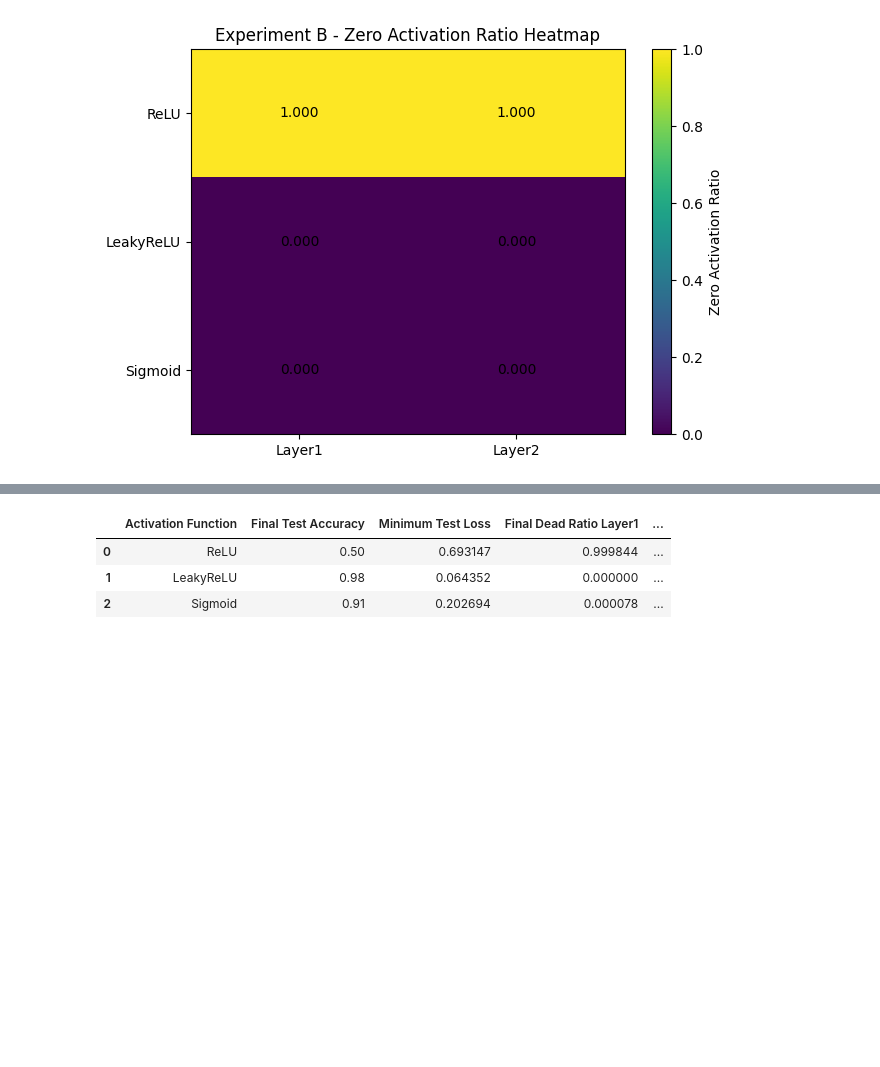
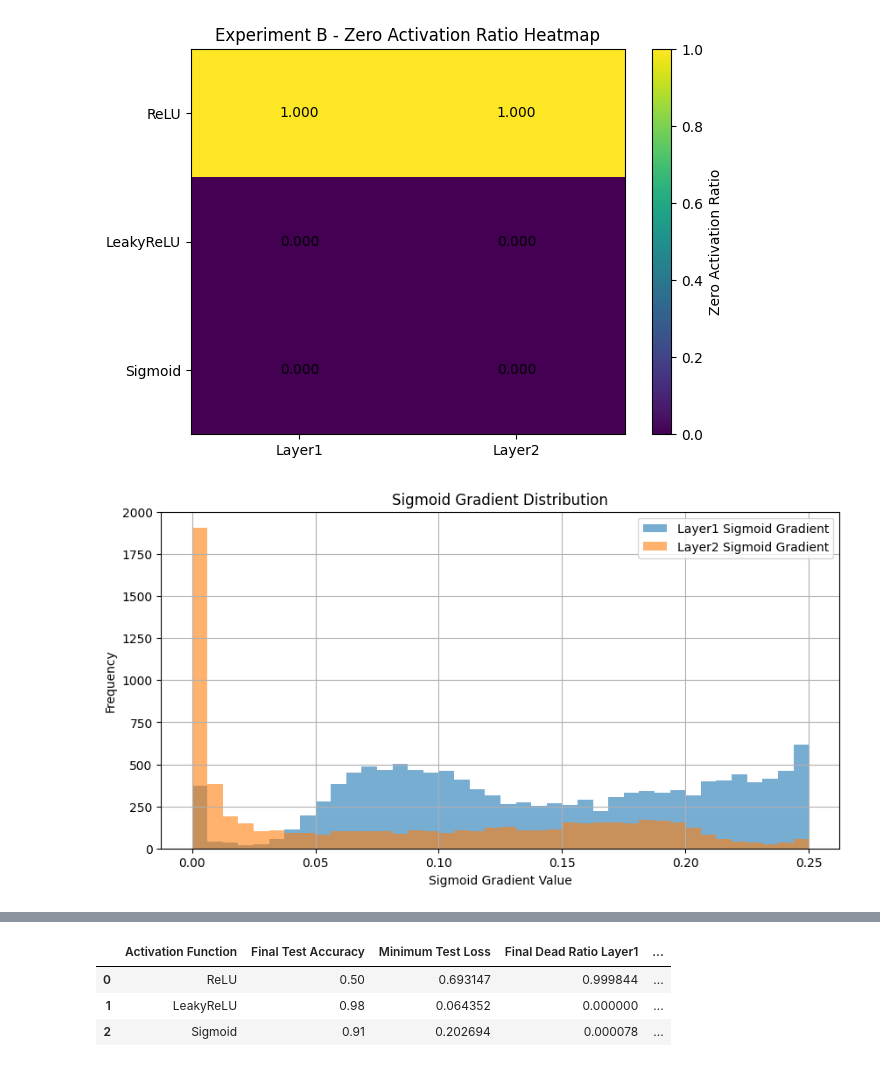
Before and after one commit to lhj0954/2026-1_CV, a Jupyter notebook: HW3_과제.ipynb, the cells around one changed output, grey strips where cells are left out. Drawn from its saved outputs; the diff is of its cells as text; code cells hidden in the pictures; blank space fills up the shorter version.

```diff
--- a/HW3_과제.ipynb
+++ b/HW3_과제.ipynb
@@ -946,3 +1104,46 @@ for i in range(dead_heatmap.shape[0]):
 plt.show()
 # %% [output]
 [figure]
+# %%
+# Sigmoid gradient 분포 시각화
+
+def plot_sigmoid_gradient_distribution(model):
+    model.eval()
+
+    all_grad_a1 = []
+    all_grad_a2 = []
+
+    with torch.no_grad():
+        for inputs, labels in test_loader_b:
+            inputs = inputs.to(device)
+
+            logits, activations = model(inputs, return_activations=True)
+
+            a1 = activations["a1"].detach().cpu().numpy().flatten()
+            a2 = activations["a2"].detach().cpu().numpy().flatten()
+
+            # sigmoid'(x) = sigmoid(x) * (1 - sigmoid(x))
+            grad_a1 = a1 * (1 - a1)
+            grad_a2 = a2 * (1 - a2)
+
+            all_grad_a1.append(grad_a1)
+            all_grad_a2.append(grad_a2)
+
+    all_grad_a1 = np.concatenate(all_grad_a1)
+    all_grad_a2 = np.concatenate(all_grad_a2)
+
+    plt.figure(figsize=(10, 5))
+    plt.hist(all_grad_a1, bins=40, alpha=0.6, label="Layer1 Sigmoid Gradient")
+    plt.hist(all_grad_a2, bins=40, alpha=0.6, label="Layer2 Sigmoid Gradient")
+
+    plt.xlabel("Sigmoid Gradient Value")
+    plt.ylabel("Frequency")
+    plt.title("Sigmoid Gradient Distribution")
+    plt.legend()
+    plt.grid(True)
+    plt.show()
+
+
+plot_sigmoid_gradient_distribution(sigmoid_model)
+# %% [output]
+[figure, added]
```
Also changed, not shown: parts of 7 cells of this notebook.
